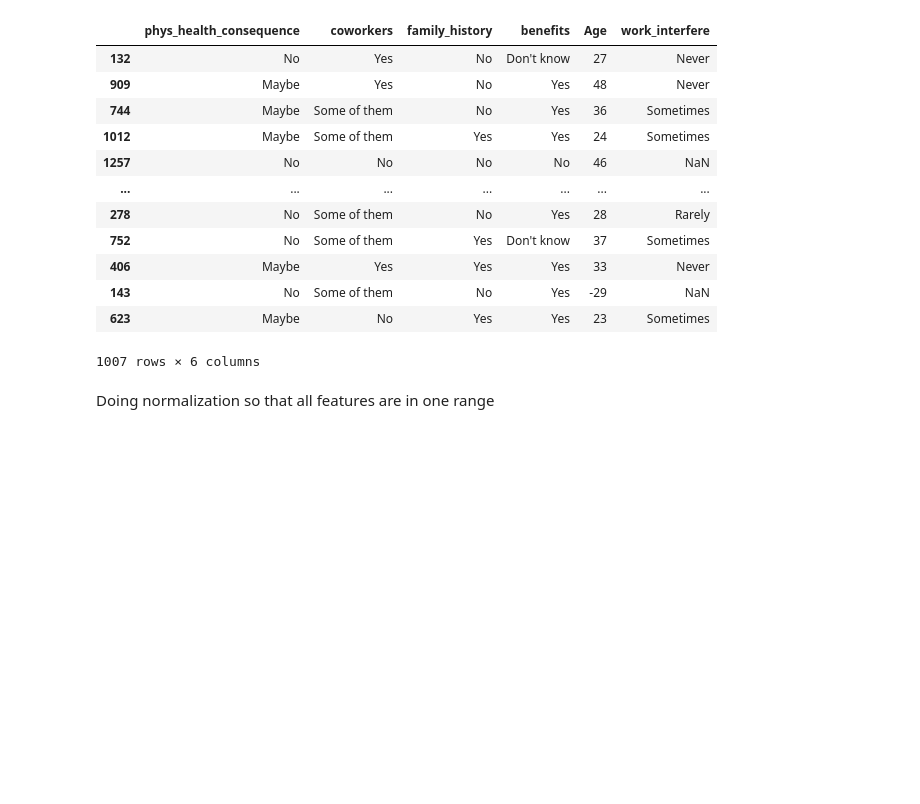
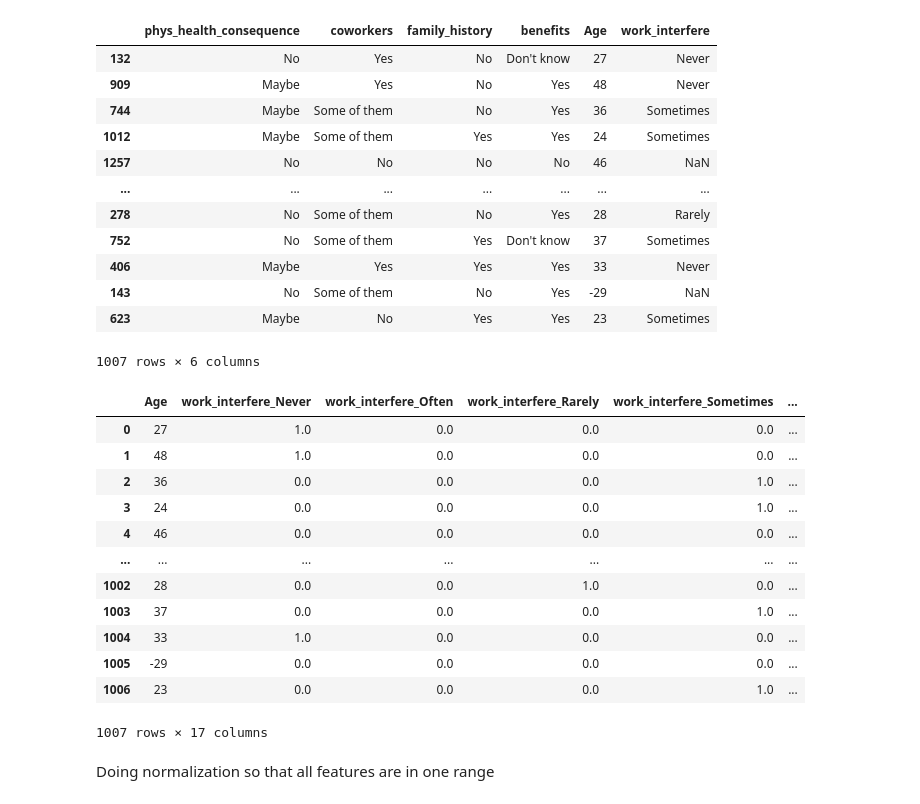
Before and after one commit to SupriyaGiri14/Mental_Health_ML_Project, a Jupyter notebook: data_eda.ipynb, the cells around one changed output. Saved outputs shown, nothing was run; the diff lists cells and outputs as text; code cells hidden in the pictures; blank space fills up the shorter version.

```diff
--- a/data_eda.ipynb
+++ b/data_eda.ipynb
@@ -181,3 +173,19 @@ X_train_encoded = standardize_columns(X_train)
+# %%
+X_train_encoded
+# %% [output]
+|  | Age | work_interfere_Never | work_interfere_Often | work_interfere_Rarely | work_interfere_Sometimes | ... |
+| 0 | 27 | 1.0 | 0.0 | 0.0 | 0.0 | ... |
+| 1 | 48 | 1.0 | 0.0 | 0.0 | 0.0 | ... |
+| 2 | 36 | 0.0 | 0.0 | 0.0 | 1.0 | ... |
+| 3 | 24 | 0.0 | 0.0 | 0.0 | 1.0 | ... |
+| 4 | 46 | 0.0 | 0.0 | 0.0 | 0.0 | ... |
+| ... | ... | ... | ... | ... | ... | ... |
+| 1002 | 28 | 0.0 | 0.0 | 1.0 | 0.0 | ... |
+| 1003 | 37 | 0.0 | 0.0 | 0.0 | 1.0 | ... |
+| 1004 | 33 | 1.0 | 0.0 | 0.0 | 0.0 | ... |
+| 1005 | -29 | 0.0 | 0.0 | 0.0 | 0.0 | ... |
+| 1006 | 23 | 0.0 | 0.0 | 0.0 | 1.0 | ... |
+1007 rows × 17 columns
 # %% [markdown]
 Doing normalization so that all features are in one range
 # %%
```
Also changed, not shown: parts of 29 cells of this notebook, 5 other files.
